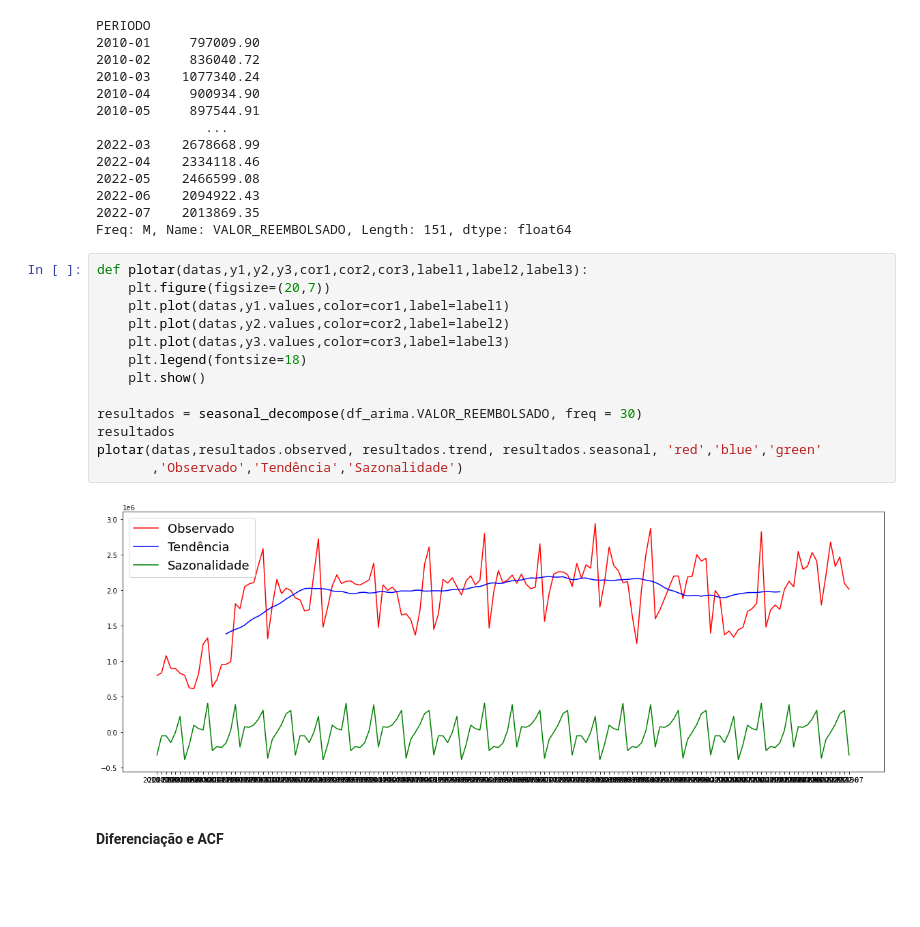
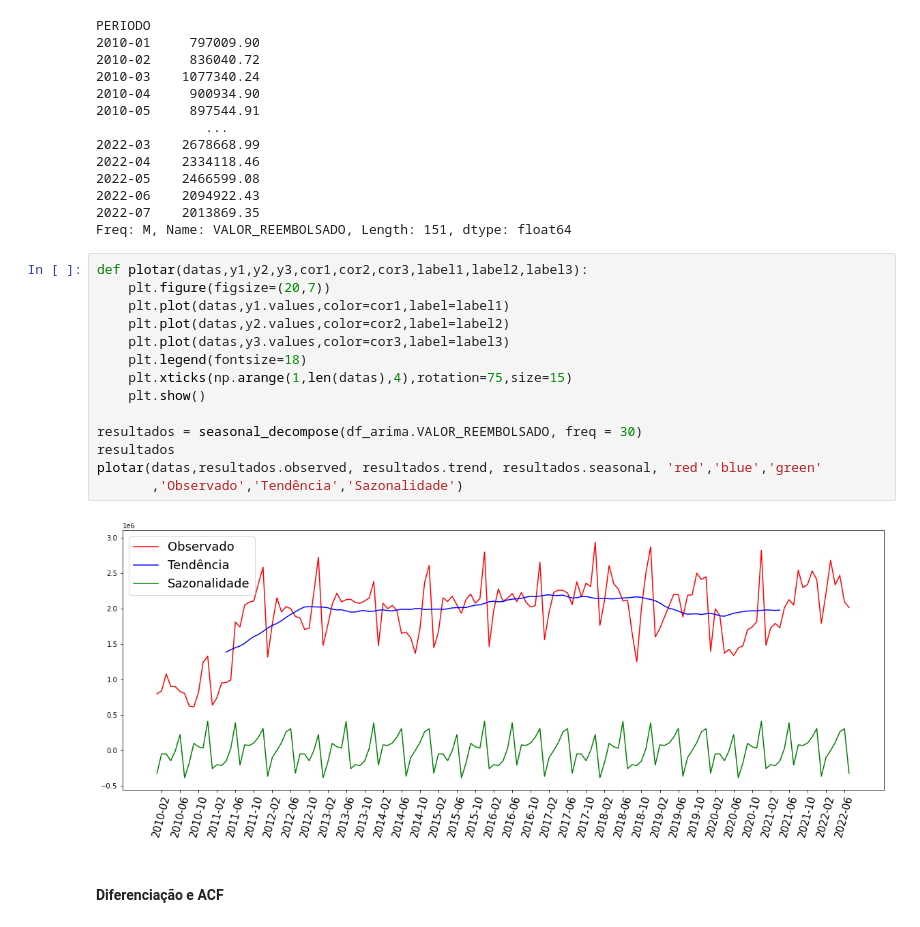
Before and after one commit to ThaisBee/CEAPS, a Jupyter notebook: CEAPS.ipynb, the cells around one changed output. Cells and saved outputs as stored; diff of their text form; blank space fills up the shorter version.

```diff
--- a/CEAPS.ipynb
+++ b/CEAPS.ipynb
@@ -675,18 +675,19 @@ Freq: M, Name: VALOR_REEMBOLSADO, Length: 151, dtype: float64
 # %%
 def plotar(datas,y1,y2,y3,cor1,cor2,cor3,label1,label2,label3):
     plt.figure(figsize=(20,7))
     plt.plot(datas,y1.values,color=cor1,label=label1)
     plt.plot(datas,y2.values,color=cor2,label=label2)
     plt.plot(datas,y3.values,color=cor3,label=label3)
     plt.legend(fontsize=18)
+    plt.xticks(np.arange(1,len(datas),4),rotation=75,size=15)
     plt.show()
 
 resultados = seasonal_decompose(df_arima.VALOR_REEMBOLSADO, freq = 30)
 resultados
 plotar(datas,resultados.observed, resultados.trend, resultados.seasonal, 'red','blue','green'
        ,'Observado','Tendência','Sazonalidade')
 # %% [output]
-[figure, old version]
+[figure, new version]
 # %% [markdown]
 #### Diferenciação e ACF
 # %%
```
Also changed, not shown: parts of 4 cells of this notebook.
